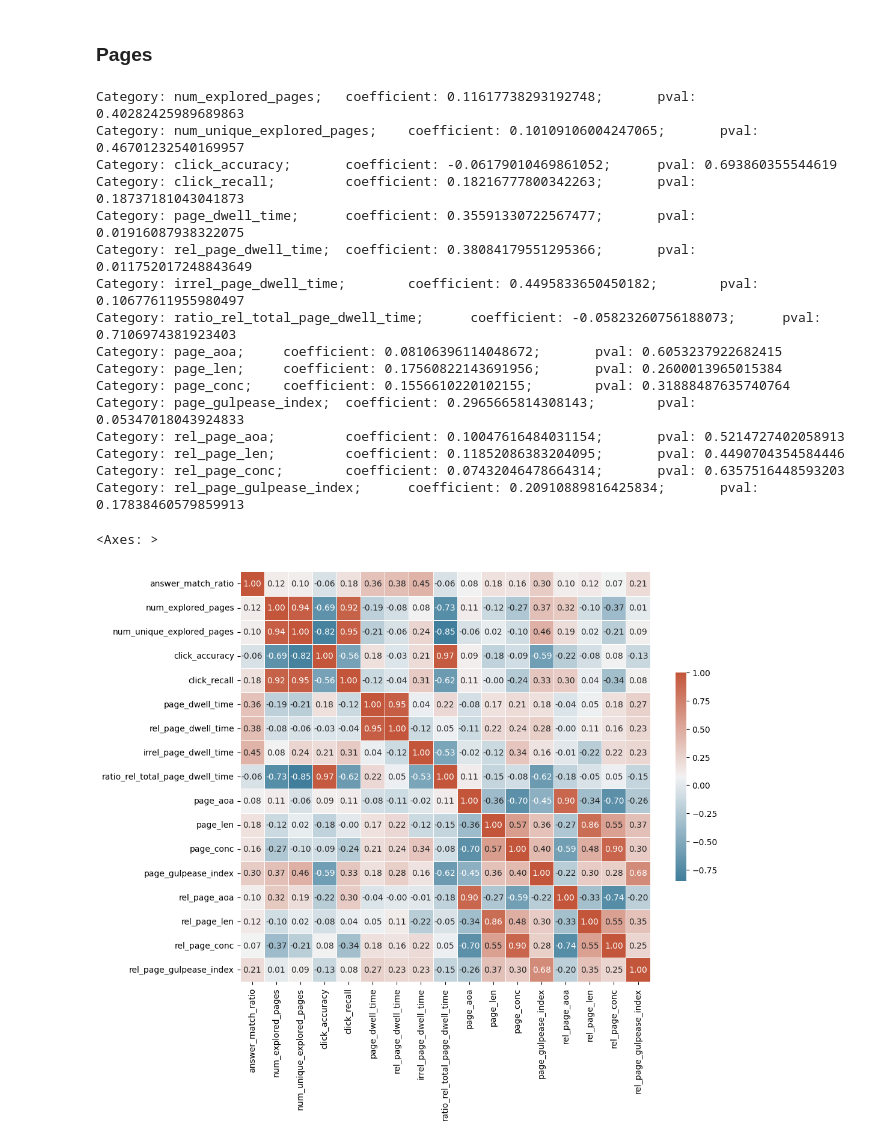
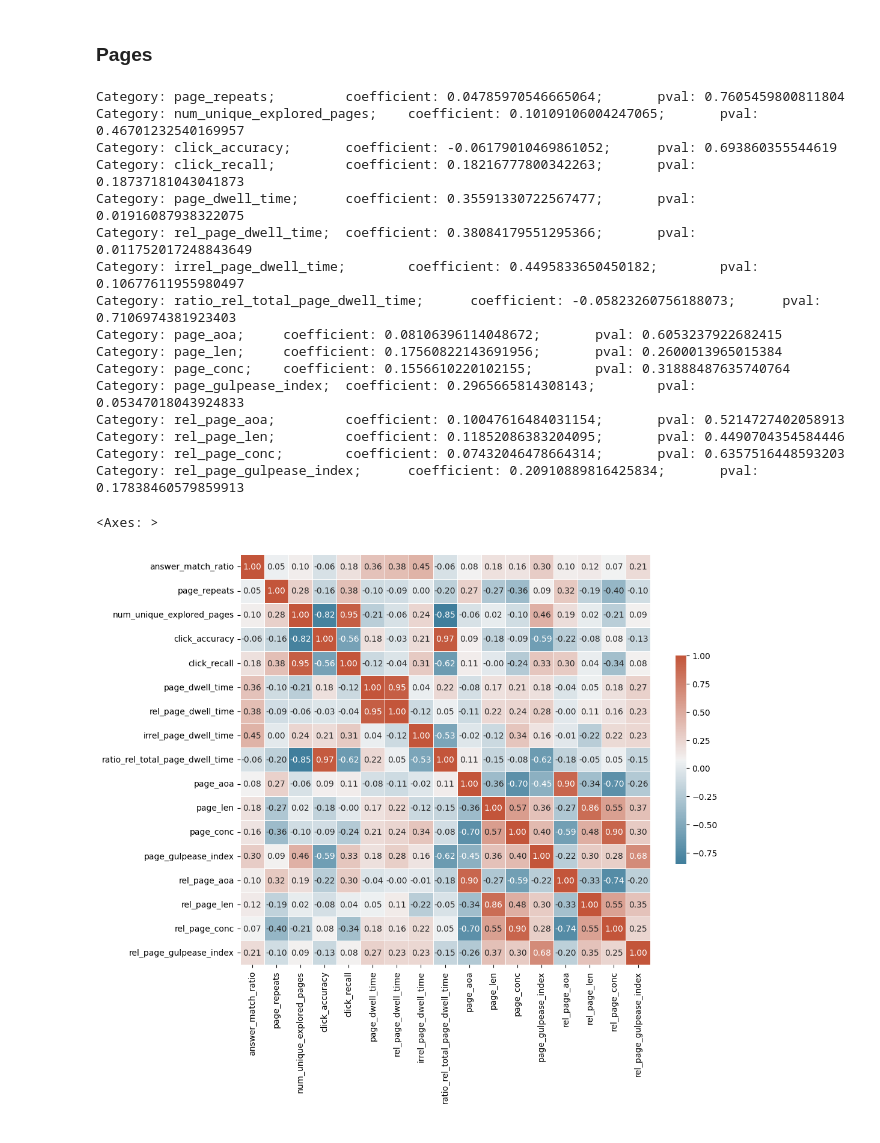
Before and after one commit to SOLandChildren/CHIIR27_LogAnalysis, a Jupyter notebook: final_answer_analysis.ipynb, the cells around one changed output. Drawn from its saved outputs; the diff is of its cells as text; code cells hidden in the pictures.

```diff
--- a/final_answer_analysis.ipynb
+++ b/final_answer_analysis.ipynb
@@ -404,12 +408,12 @@ final_answers_pages = pd.read_csv("Data/final_answer_pages.csv")
 # %%
 from scipy.stats import spearmanr
 
-categories = final_answers_pages.drop(columns=["uid", "topic_number", "answer", "matched_keywords", "num_answer_matches", "answer_match_ratio"])
+categories = final_answers_pages.drop(columns=["uid", "topic_number", "prompt", "answer", "TaskStartTime", "TaskEndTime", "TaskDuration", "matched_keywords", "num_answer_matches", "answer_match_ratio"])
 for category in categories:
     res = spearmanr(final_answers_pages["answer_match_ratio"], final_answers_pages[category], nan_policy="omit")
     print(f"Category: {category}; \tcoefficient: {res.statistic}; \tpval: {res.pvalue}")
 # %% [output]
-Category: num_explored_pages;   coefficient: 0.11617738293192748;       pval: 0.40282425989689863
+Category: page_repeats;         coefficient: 0.04785970546665064;       pval: 0.7605459800811804
 Category: num_unique_explored_pages;    coefficient: 0.10109106004247065;       pval: 0.46701232540169957
 Category: click_accuracy;       coefficient: -0.06179010469861052;      pval: 0.693860355544619
 Category: click_recall;         coefficient: 0.18216777800342263;       pval: 0.18737181043041873
@@ -428,19 +432,19 @@ Category: rel_page_gulpease_index;      coefficient: 0.20910889816425834;
 # %%
 import seaborn as sns
 import numpy as np
 import matplotlib.pyplot as plt
 
-corr = final_answers_pages.drop(columns=["uid", "topic_number", "answer", "matched_keywords", "num_answer_matches"], inplace=False).corr(method="spearman", numeric_only=True)
+corr = final_answers_pages.drop(columns=["uid", "topic_number", "prompt", "answer", "TaskStartTime", "TaskEndTime", "TaskDuration", "matched_keywords", "num_answer_matches"], inplace=False).corr(method="spearman", numeric_only=True)
 
 # Set up the matplotlib figure
 f, ax = plt.subplots(figsize=(11, 9))
 
 # Generate a custom diverging colormap
 cmap = sns.diverging_palette(230, 20, as_cmap=True)
 
 # Draw the heatmap with the mask and correct aspect ratio
 sns.heatmap(corr, cmap=cmap,
             square=True, linewidths=.5, cbar_kws={"shrink": .5}, annot=True, fmt=".2f")
 # %% [output]
 <Axes: >
-[figure, old version]
+[figure, new version]
```
Also changed, not shown: parts of 14 cells of this notebook, 6 other files.
